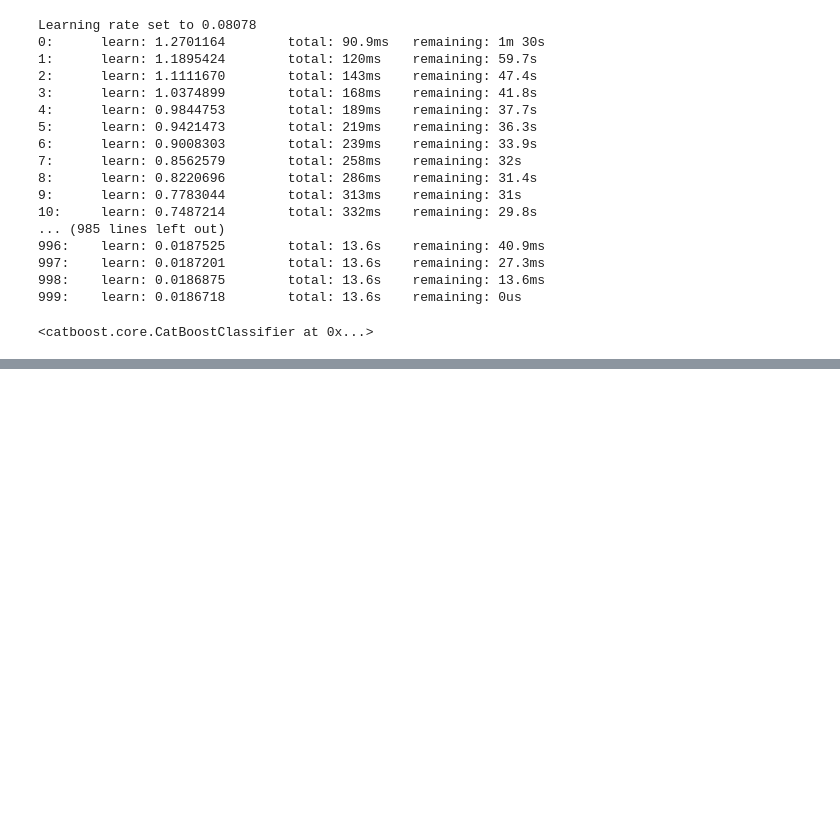
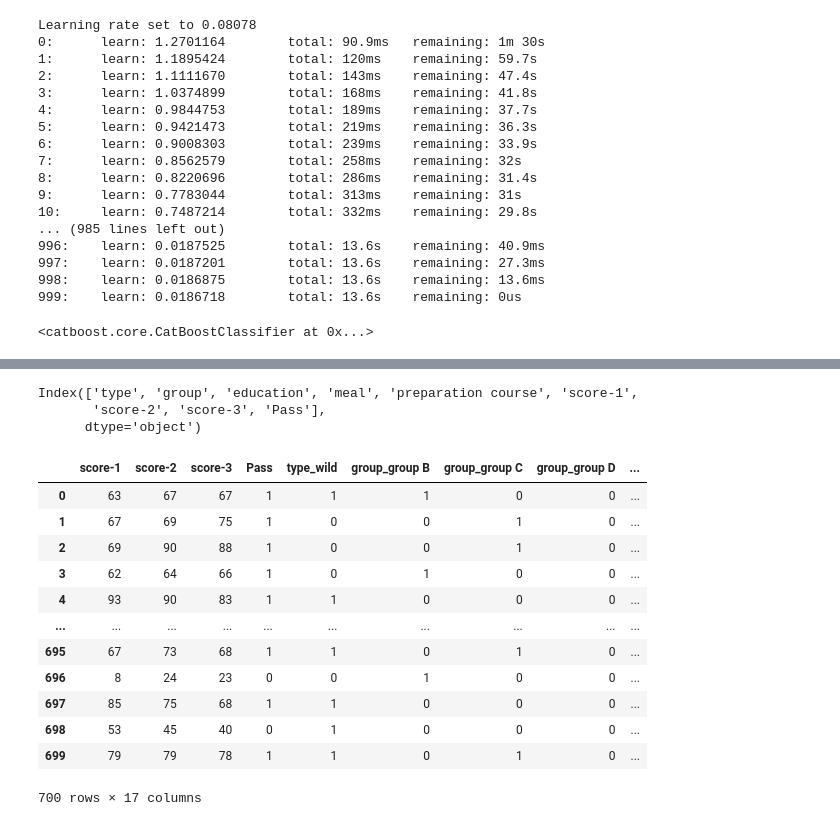
Before and after one commit to llizzzzzzzzii/data-analysis, a Jupyter notebook: Untitled1.ipynb, the cells around one changed output, grey strips where cells are left out. Cells and saved outputs as stored; diff of their text form; code cells hidden in the pictures; blank space fills up the shorter version.

```diff
--- a/Untitled1.ipynb
+++ b/Untitled1.ipynb
@@ -667,0 +837,25 @@ test[["price_range"]].to_csv("first_submit.csv", index=False)
+# %%
+train.columns
+# %% [output]
+Index(['type', 'group', 'education', 'meal', 'preparation course', 'score-1',
+       'score-2', 'score-3', 'Pass'],
+      dtype='object')
+# %%
+#one-hot encoding по-другому
+df_new = pd.get_dummies(train, columns=['type','group','education','meal','preparation course'],drop_first = True, dtype=int)
+# %%
+df_new
+# %% [output]
+|  | score-1 | score-2 | score-3 | Pass | type_wild | group_group B | group_group C | group_group D | ... |
+| 0 | 63 | 67 | 67 | 1 | 1 | 1 | 0 | 0 | ... |
+| 1 | 67 | 69 | 75 | 1 | 0 | 0 | 1 | 0 | ... |
+| 2 | 69 | 90 | 88 | 1 | 0 | 0 | 1 | 0 | ... |
+| 3 | 62 | 64 | 66 | 1 | 0 | 1 | 0 | 0 | ... |
+| 4 | 93 | 90 | 83 | 1 | 1 | 0 | 0 | 0 | ... |
+| ... | ... | ... | ... | ... | ... | ... | ... | ... | ... |
+| 695 | 67 | 73 | 68 | 1 | 1 | 0 | 1 | 0 | ... |
+| 696 | 8 | 24 | 23 | 0 | 0 | 1 | 0 | 0 | ... |
+| 697 | 85 | 75 | 68 | 1 | 1 | 0 | 0 | 0 | ... |
+| 698 | 53 | 45 | 40 | 0 | 1 | 0 | 0 | 0 | ... |
+| 699 | 79 | 79 | 78 | 1 | 1 | 0 | 1 | 0 | ... |
+700 rows × 17 columns
```
Also changed, not shown: parts of 46 cells of this notebook.
